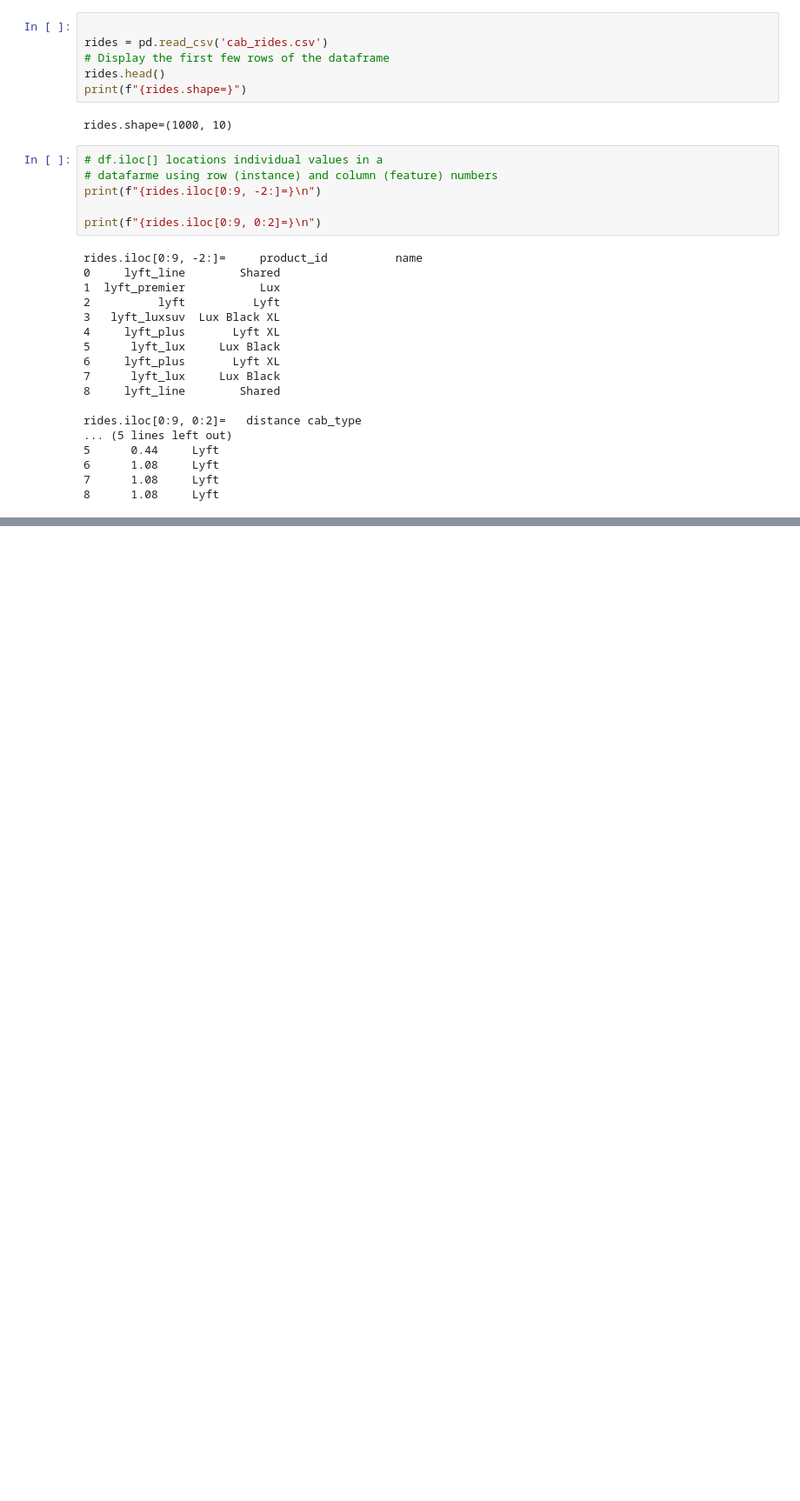
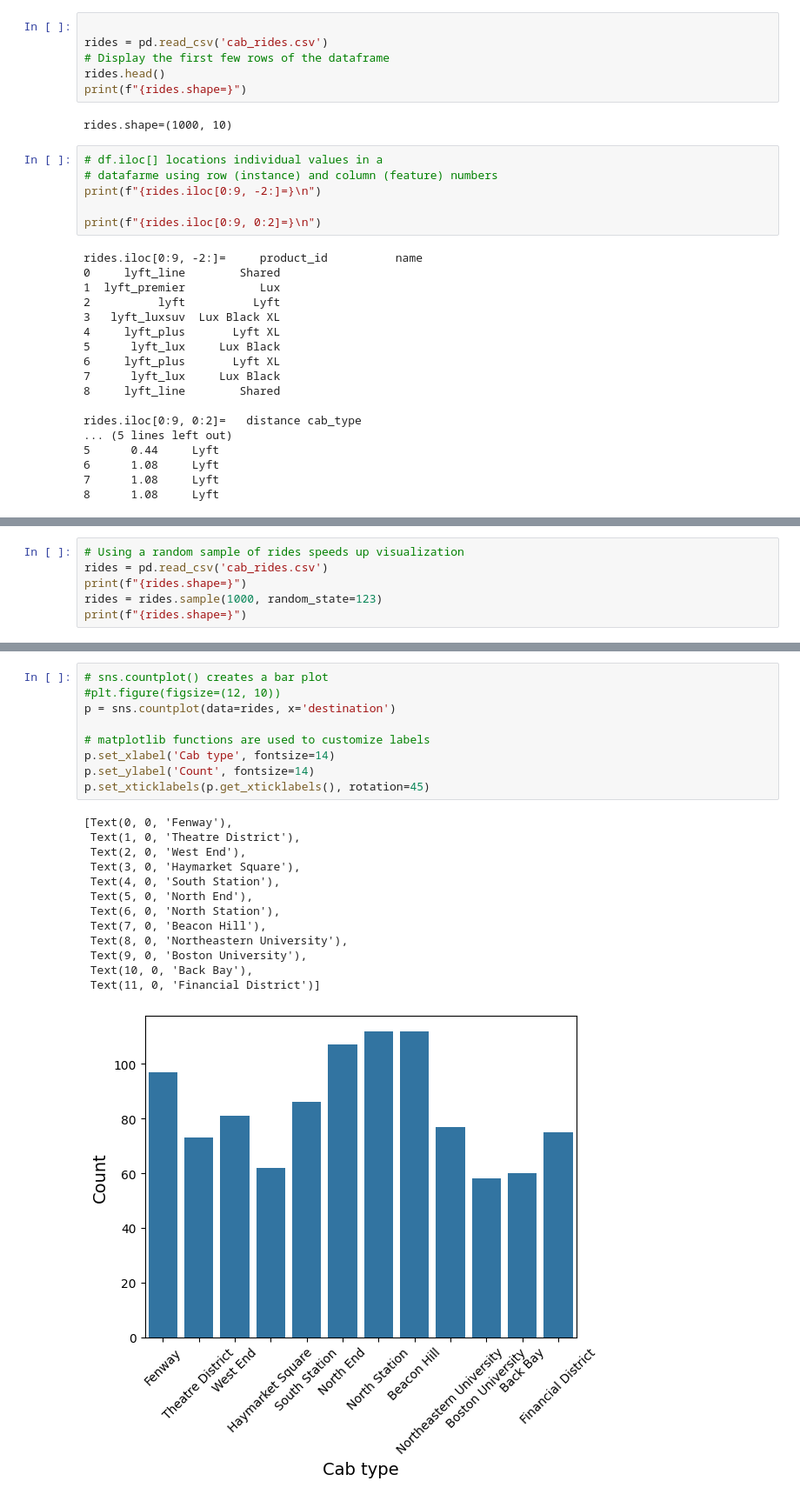
Before and after one commit to everestso/Summer24, a Jupyter notebook: zyBookChapter1.ipynb, the cells around one changed output, grey strips where cells are left out. Shown at 87% size. Saved outputs shown, nothing was run; the diff lists cells and outputs as text; blank space fills up the shorter version.

```diff
--- a/zyBookChapter1.ipynb
+++ b/zyBookChapter1.ipynb
@@ -38,0 +41,6 @@ rides.iloc[0:9, 0:2]=   distance cab_type
+# %%
+# Using a random sample of rides speeds up visualization
+rides = pd.read_csv('cab_rides.csv')
+print(f"{rides.shape=}")
+rides = rides.sample(1000, random_state=123)
+print(f"{rides.shape=}")
@@ -38,0 +59,23 @@ rides.iloc[0:9, 0:2]=   distance cab_type
+# %%
+# sns.countplot() creates a bar plot
+#plt.figure(figsize=(12, 10))
+p = sns.countplot(data=rides, x='destination')
+
+# matplotlib functions are used to customize labels
+p.set_xlabel('Cab type', fontsize=14)
+p.set_ylabel('Count', fontsize=14)
+p.set_xticklabels(p.get_xticklabels(), rotation=45)
+# %% [output]
+[Text(0, 0, 'Fenway'),
+ Text(1, 0, 'Theatre District'),
+ Text(2, 0, 'West End'),
+ Text(3, 0, 'Haymarket Square'),
+ Text(4, 0, 'South Station'),
+ Text(5, 0, 'North End'),
+ Text(6, 0, 'North Station'),
+ Text(7, 0, 'Beacon Hill'),
+ Text(8, 0, 'Northeastern University'),
+ Text(9, 0, 'Boston University'),
+ Text(10, 0, 'Back Bay'),
+ Text(11, 0, 'Financial District')]
+[figure, added]
```
Also changed, not shown: parts of 5 cells of this notebook.
